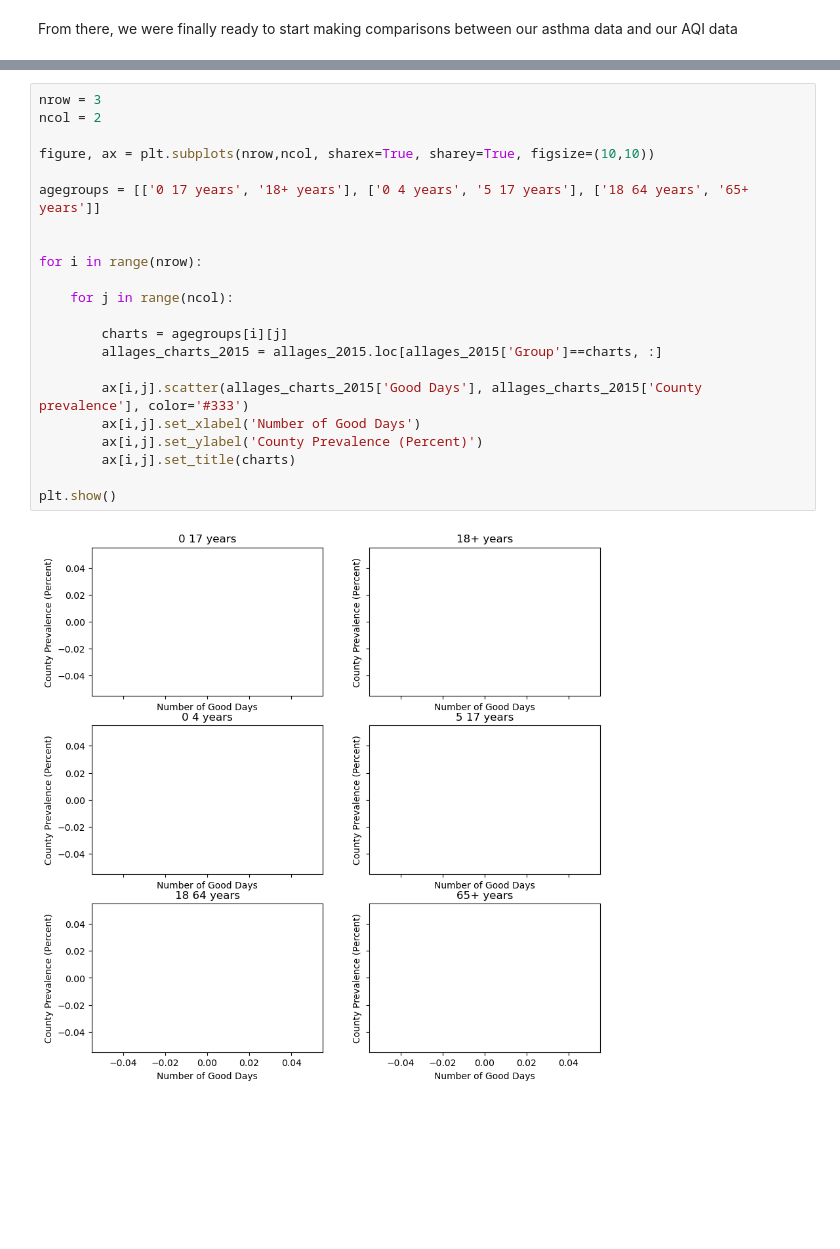
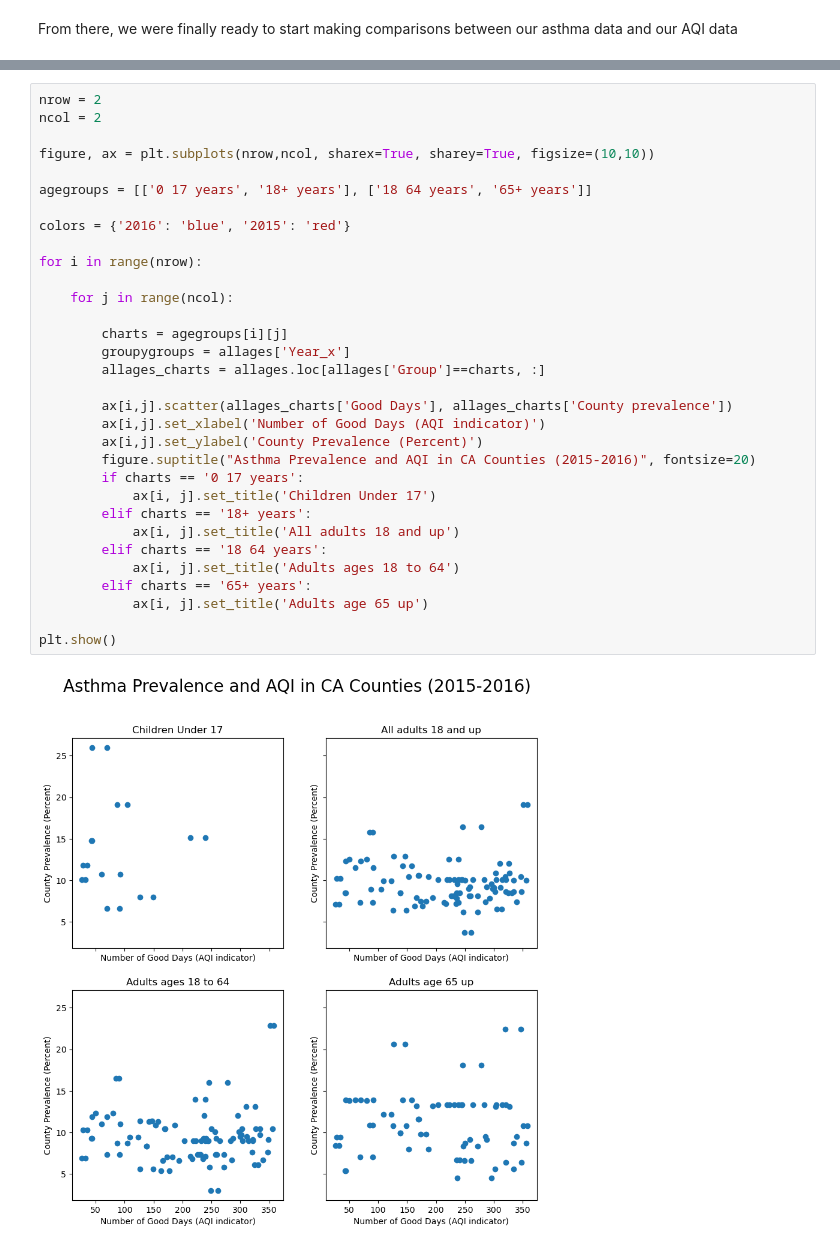
Before and after one commit to ENVS110a-SP23/group5-project, a Jupyter notebook: DataVisualization.ipynb, the cells around one changed output, grey strips where cells are left out. Cells and saved outputs as stored; diff of their text form; blank space fills up the shorter version.

Commit message:
Finished visualization

```diff
--- a/DataVisualization.ipynb
+++ b/DataVisualization.ipynb
@@ -192,24 +220,34 @@ plt.show()
 # %%
-nrow = 3
+nrow = 2
 ncol = 2
 
 figure, ax = plt.subplots(nrow,ncol, sharex=True, sharey=True, figsize=(10,10))
 
-agegroups = [['0 17 years', '18+ years'], ['0 4 years', '5 17 years'], ['18 64 years', '65+ years']]
+agegroups = [['0 17 years', '18+ years'], ['18 64 years', '65+ years']]
 
+colors = {'2016': 'blue', '2015': 'red'}
 
 for i in range(nrow):
 
     for j in range(ncol):
 
         charts = agegroups[i][j]
-        allages_charts_2015 = allages_2015.loc[allages_2015['Group']==charts, :]
+        groupygroups = allages['Year_x']
+        allages_charts = allages.loc[allages['Group']==charts, :]
 
-        ax[i,j].scatter(allages_charts_2015['Good Days'], allages_charts_2015['County prevalence'], color='#333')
-        ax[i,j].set_xlabel('Number of Good Days')
+        ax[i,j].scatter(allages_charts['Good Days'], allages_charts['County prevalence'])
+        ax[i,j].set_xlabel('Number of Good Days (AQI indicator)')
         ax[i,j].set_ylabel('County Prevalence (Percent)')
-        ax[i,j].set_title(charts)
+        figure.suptitle("Asthma Prevalence and AQI in CA Counties (2015-2016)", fontsize=20)
+        if charts == '0 17 years':
+            ax[i, j].set_title('Children Under 17')
+        elif charts == '18+ years':
+            ax[i, j].set_title('All adults 18 and up')
+        elif charts == '18 64 years':
+            ax[i, j].set_title('Adults ages 18 to 64')
+        elif charts == '65+ years':
+            ax[i, j].set_title('Adults age 65 up')
 
 plt.show()
 # %% [output]
-[figure, old version]
+[figure, new version]
```
Also changed, not shown: parts of 3 cells of this notebook, 1 other file.
